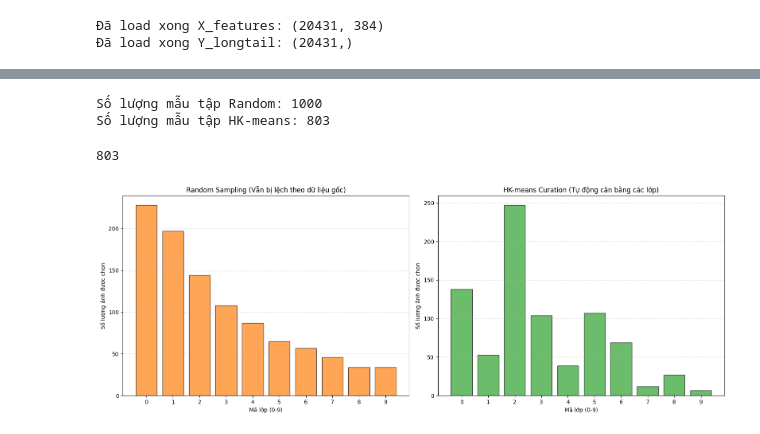
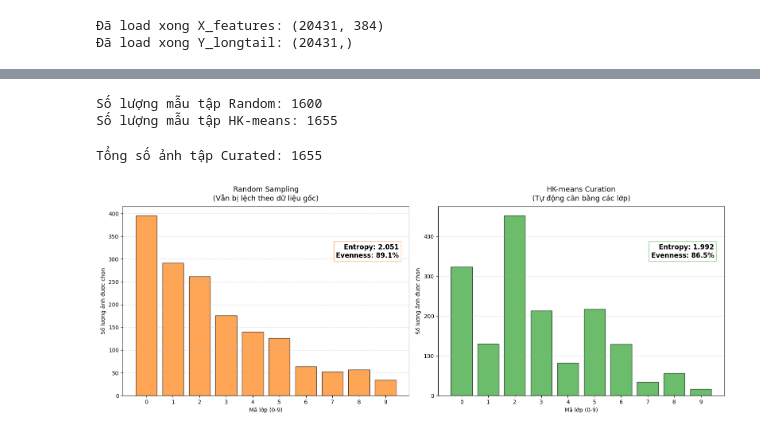
Before and after one commit to pqthinh232/Data-Mining-Lab-3-Clustering-and-its-applications, a Jupyter notebook: notebooks/03_new_dataset.ipynb, the cells around one changed output, grey strips where cells are left out. Cells and saved outputs as stored; diff of their text form; code cells hidden in the pictures.

```diff
--- a/notebooks/03_new_dataset.ipynb
+++ b/notebooks/03_new_dataset.ipynb
@@ -192,63 +258,70 @@ Tổng số ảnh thu được: 803
 # %%
 # --- 1. Lấy mẫu ngẫu nhiên (Random Sampling - Baseline) ---
 # Chọn đại 1000 ảnh từ toàn bộ dữ liệu gốc
-random_indices = np.random.choice(len(X_features), 1000, replace=False)
+random_indices = np.random.choice(len(X_features), 1600, replace=False)
 Y_random_subset = Y_longtail[random_indices]
 # %%
 import matplotlib.pyplot as plt
 
 
-# --- 2. Lấy mẫu theo HK-means (Our Balanced Sampling) ---
-# Mục tiêu: Lấy tổng ~1000 ảnh từ 300 cụm để so sánh với 1000 ảnh Random
-curated_indices = []
-n_take_per_cluster = 2 # 300 cụm * 3 ảnh = 900 ảnh (gần bằng 1000)
 
-for i in range(n_final_clusters): # Chạy hết 300 cụm
-    # Sửa tên biến cho khớp ô trên
-    idx_in_cluster = np.where(labels_fine == i)[0]
-    if len(idx_in_cluster) == 0: continue
-
-    # Tính khoảng cách trên dữ liệu đã chuẩn hóa
-    dists = np.linalg.norm(X_feat_norm_np[idx_in_cluster] - centroids_cifar[i], axis=1)
-
-    # Lấy n_take_per_cluster ảnh gần tâm nhất
-    top_k_local_idx = np.argsort(dists)[:n_take_per_cluster]
-    curated_indices.extend(idx_in_cluster[top_k_local_idx])
-
-Y_curated_subset = Y_longtail[curated_indices]
 
 print(f"Số lượng mẫu tập Random: {len(Y_random_subset)}")
 print(f"Số lượng mẫu tập HK-means: {len(Y_curated_subset)}")
 # %% [output]
-Số lượng mẫu tập Random: 1000
-Số lượng mẫu tập HK-means: 803
+Số lượng mẫu tập Random: 1600
+Số lượng mẫu tập HK-means: 1655
 # %%
+import numpy as np
+import matplotlib.pyplot as plt
+from scipy.stats import entropy
+
 def plot_distribution(y_data, title, color):
+    # 1. Thống kê số lượng từng lớp
     classes, counts = np.unique(y_data, return_counts=True)
-    # Đảm bảo đủ 10 lớp dù có lớp không được chọn
     full_counts = np.zeros(10)
     for cls, count in zip(classes, counts):
-        full_counts[cls] = count
+        full_counts[int(cls)] = count
 
-    plt.bar(range(10), full_counts, color=color, alpha=0.7, edgecolor='black')
+    # 2. TÍNH ENTROPY VÀ ĐỘ PHẲNG (EVENNESS)
+    probs = full_counts / np.sum(full_counts)
+    ent = entropy(probs)
+    max_ent = np.log(10) # ln(10) cho 10 lớp
+    evenness = ent / max_ent
+
+    # 3. VẼ BIỂU ĐỒ
+    bars = plt.bar(range(10), full_counts, color=color, alpha=0.7, edgecolor='black')
+
+    # 4. CHÈN CHỈ SỐ LÊN HÌNH
+    info_text = f"Entropy: {ent:.3f}\nEvenness: {evenness:.1%}"
+    # Đặt text box ở góc trên bên phải của mỗi subplot
+    plt.text(9.5, max(full_counts) * 0.8, info_text,
+             fontsize=12, fontweight='bold',
+             bbox=dict(facecolor='white', alpha=0.6, edgecolor=color),
+             ha='right', va='center')
+
     plt.xlabel('Mã lớp (0-9)')
     plt.ylabel('Số lượng ảnh được chọn')
-    plt.title(title)
+    plt.title(title, fontsize=13, pad=10)
     plt.xticks(range(10))
     plt.grid(axis='y', linestyle='--', alpha=0.5)
 
+# --- THỰC HIỆN VẼ ---
 plt.figure(figsize=(16, 6))
 
 # Biểu đồ bên trái: Random
 plt.subplot(1, 2, 1)
-plot_distribution(Y_random_subset, "Random Sampling (Vẫn bị lệch theo dữ liệu gốc)", "tab:orange")
+# Đảm bảo Y_random_subset đã được định nghĩa ở bước trước
+plot_distribution(Y_random_subset, "Random Sampling\n(Vẫn bị lệch theo dữ liệu gốc)", "tab:orange")
 
 # Biểu đồ bên phải: HK-means (Ours)
 plt.subplot(1, 2, 2)
-plot_distribution(Y_curated_subset, "HK-means Curation (Tự động cân bằng các lớp)", "tab:green")
-print(len(Y_curated_new))
+# Dùng Y_curated_new là biến kết quả từ hàm Meta FAIR bạn vừa chạy
+plot_distribution(Y_curated_new, "HK-means Curation\n(Tự động cân bằng các lớp)", "tab:green")
+
+print(f"Tổng số ảnh tập Curated: {len(Y_curated_new)}")
 plt.tight_layout()
 plt.show()
 # %% [output]
-803
+Tổng số ảnh tập Curated: 1655
-[figure, old version]
+[figure, new version]
```
Also changed, not shown: parts of 1 cell of this notebook.
